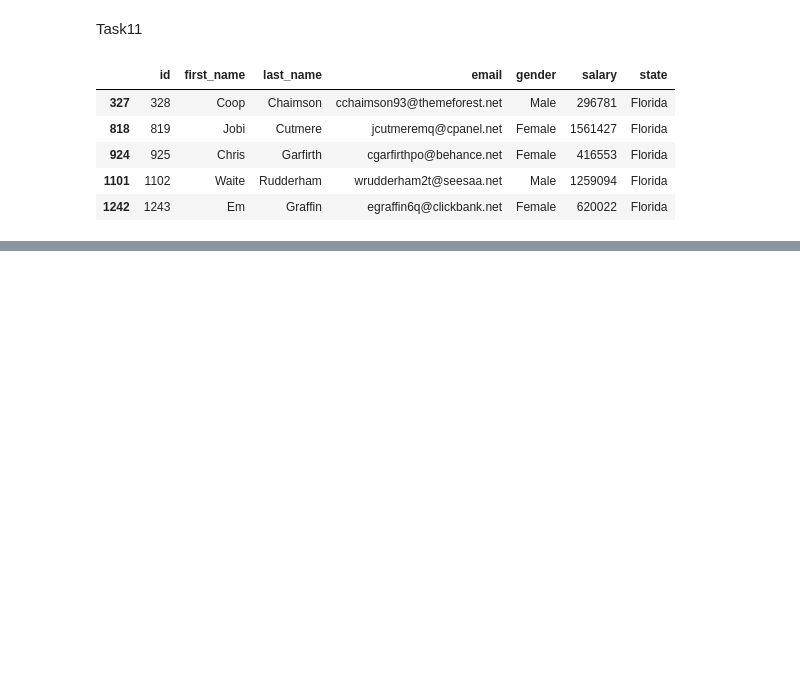
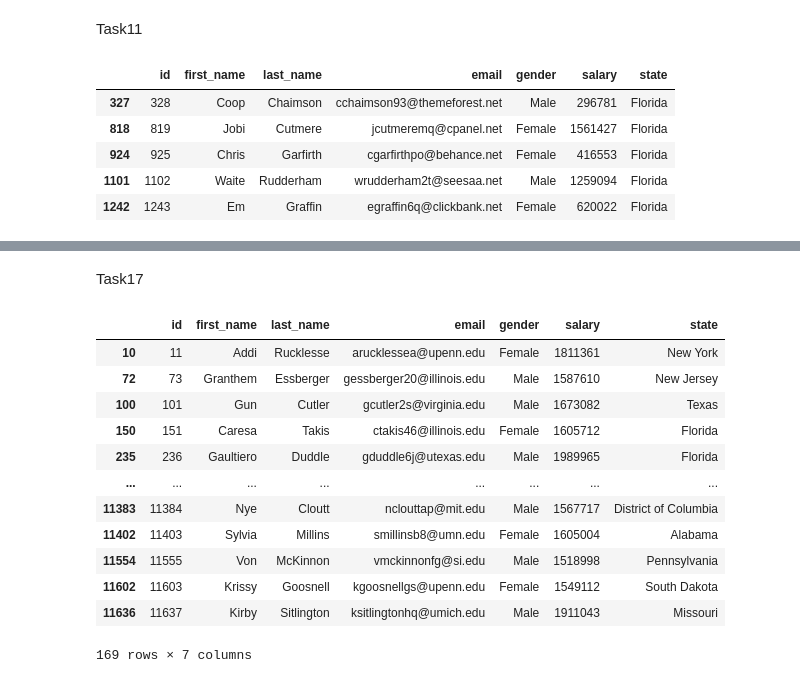
Before and after one commit to java-github-dotcom/py_classes, a Jupyter notebook: class_9/class_9.ipynb, the cells around one changed output, grey strips where cells are left out. Cells and saved outputs as stored; diff of their text form; code cells hidden in the pictures; blank space fills up the shorter version.

```diff
--- a/class_9/class_9.ipynb
+++ b/class_9/class_9.ipynb
@@ -199,0 +260,22 @@ dff.head()
+# %% [markdown]
+Task17
+# %%
+dff = df[
+    (df['salary'] >= 1500_000)
+    & (df['email'].str.contains('edu'))
+]
+dff
+# %% [output]
+|  | id | first_name | last_name | email | gender | salary | state |
+| 10 | 11 | Addi | Rucklesse | arucklessea@upenn.edu | Female | 1811361 | New York |
+| 72 | 73 | Granthem | Essberger | gessberger20@illinois.edu | Male | 1587610 | New Jersey |
+| 100 | 101 | Gun | Cutler | gcutler2s@virginia.edu | Male | 1673082 | Texas |
+| 150 | 151 | Caresa | Takis | ctakis46@illinois.edu | Female | 1605712 | Florida |
+| 235 | 236 | Gaultiero | Duddle | gduddle6j@utexas.edu | Male | 1989965 | Florida |
+| ... | ... | ... | ... | ... | ... | ... | ... |
+| 11383 | 11384 | Nye | Cloutt | nclouttap@mit.edu | Male | 1567717 | District of Columbia |
+| 11402 | 11403 | Sylvia | Millins | smillinsb8@umn.edu | Female | 1605004 | Alabama |
+| 11554 | 11555 | Von | McKinnon | vmckinnonfg@si.edu | Male | 1518998 | Pennsylvania |
+| 11602 | 11603 | Krissy | Goosnell | kgoosnellgs@upenn.edu | Female | 1549112 | South Dakota |
+| 11636 | 11637 | Kirby | Sitlington | ksitlingtonhq@umich.edu | Male | 1911043 | Missouri |
+169 rows × 7 columns
```
Also changed, not shown: parts of 22 cells of this notebook.
